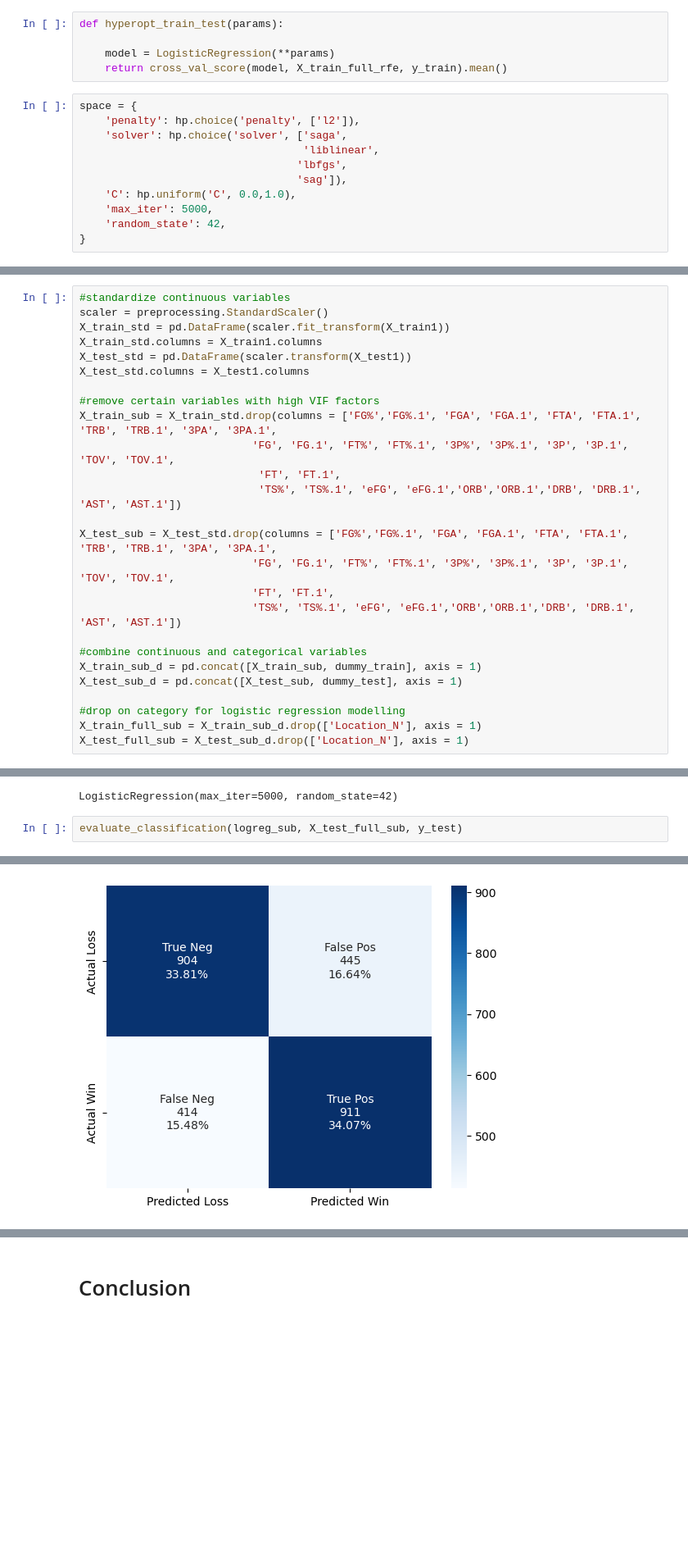
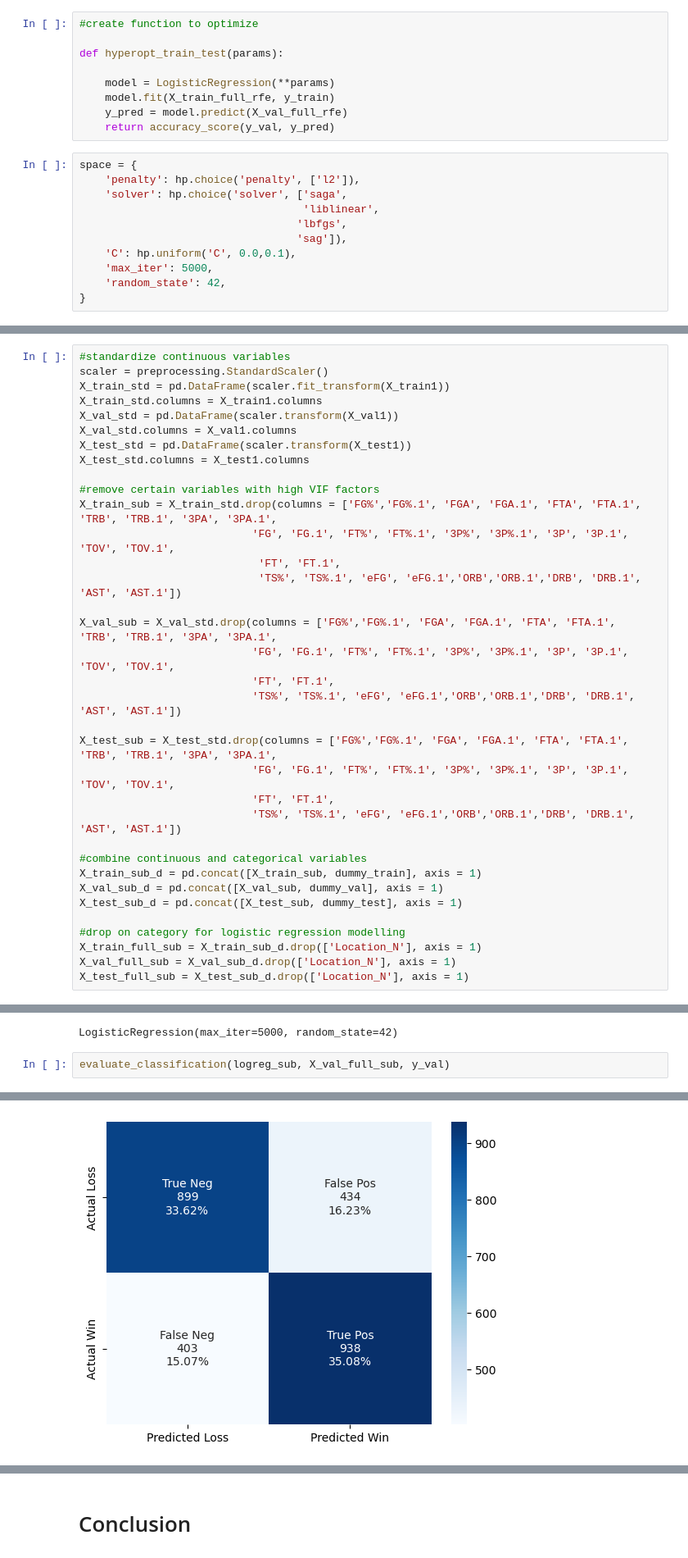
Before and after one commit to piercecappelli/NCAA-Mens-Basketball, a Jupyter notebook: College Basketball Logistic Regression Modeling.ipynb, the cells around one changed output, grey strips where cells are left out. Shown at 82% size. Drawn from its saved outputs; the diff is of its cells as text; blank space fills up the shorter version.

```diff
--- a/College Basketball Logistic Regression Modeling.ipynb
+++ b/College Basketball Logistic Regression Modeling.ipynb
@@ -648,11 +727,15 @@ AUC:  0.7432815362882359     0.7344313747429962     -0.008850161545239654      A
 # %% [markdown]
 ## The optimized logistic regression with the full variable set model performs better
 ## Lets also try optimizing the RFE model
-# %%
-def hyperopt_train_test(params):
-
-    model = LogisticRegression(**params)
-    return cross_val_score(model, X_train_full_rfe, y_train).mean()
+# %%
+#create function to optimize
+
+def hyperopt_train_test(params):
+
+    model = LogisticRegression(**params)
+    model.fit(X_train_full_rfe, y_train)
+    y_pred = model.predict(X_val_full_rfe)
+    return accuracy_score(y_val, y_pred)
 # %%
 space = {
     'penalty': hp.choice('penalty', ['l2']),
@@ -660,7 +743,7 @@ space = {
                                    'liblinear',
                                   'lbfgs',
                                   'sag']),
-    'C': hp.uniform('C', 0.0,1.0),
+    'C': hp.uniform('C', 0.0,0.1),
     'max_iter': 5000,
     'random_state': 42,
 }
@@ -877,6 +956,8 @@ pd.options.display.max_rows = 10
 scaler = preprocessing.StandardScaler()
 X_train_std = pd.DataFrame(scaler.fit_transform(X_train1))
 X_train_std.columns = X_train1.columns
+X_val_std = pd.DataFrame(scaler.transform(X_val1))
+X_val_std.columns = X_val1.columns
 X_test_std = pd.DataFrame(scaler.transform(X_test1))
 X_test_std.columns = X_test1.columns
 
@@ -886,6 +967,11 @@ X_train_sub = X_train_std.drop(columns = ['FG%','FG%.1', 'FGA', 'FGA.1', 'FTA',
                             'FT', 'FT.1',
                             'TS%', 'TS%.1', 'eFG', 'eFG.1','ORB','ORB.1','DRB', 'DRB.1', 'AST', 'AST.1'])
 
+X_val_sub = X_val_std.drop(columns = ['FG%','FG%.1', 'FGA', 'FGA.1', 'FTA', 'FTA.1', 'TRB', 'TRB.1', '3PA', '3PA.1',
+                           'FG', 'FG.1', 'FT%', 'FT%.1', '3P%', '3P%.1', '3P', '3P.1', 'TOV', 'TOV.1',
+                           'FT', 'FT.1',
+                           'TS%', 'TS%.1', 'eFG', 'eFG.1','ORB','ORB.1','DRB', 'DRB.1', 'AST', 'AST.1'])
+
 X_test_sub = X_test_std.drop(columns = ['FG%','FG%.1', 'FGA', 'FGA.1', 'FTA', 'FTA.1', 'TRB', 'TRB.1', '3PA', '3PA.1',
                            'FG', 'FG.1', 'FT%', 'FT%.1', '3P%', '3P%.1', '3P', '3P.1', 'TOV', 'TOV.1',
                            'FT', 'FT.1',
@@ -893,10 +979,12 @@ X_test_sub = X_test_std.drop(columns = ['FG%','FG%.1', 'FGA', 'FGA.1', 'FTA', 'F
 
 #combine continuous and categorical variables
 X_train_sub_d = pd.concat([X_train_sub, dummy_train], axis = 1)
+X_val_sub_d = pd.concat([X_val_sub, dummy_val], axis = 1)
 X_test_sub_d = pd.concat([X_test_sub, dummy_test], axis = 1)
 
 #drop on category for logistic regression modelling
 X_train_full_sub = X_train_sub_d.drop(['Location_N'], axis = 1)
+X_val_full_sub = X_val_sub_d.drop(['Location_N'], axis = 1)
 X_test_full_sub = X_test_sub_d.drop(['Location_N'], axis = 1)
 # %% [markdown]
 ## Reinspect the VIF values
@@ -938,7 +1026,7 @@ logreg_sub.fit(X_train_full_sub, y_train)
 # %% [output]
 LogisticRegression(max_iter=5000, random_state=42)
 # %%
-evaluate_classification(logreg_sub, X_test_full_sub, y_test)
+evaluate_classification(logreg_sub, X_val_full_sub, y_val)
 # %% [output]
 Model Performance
 
@@ -957,3 +1045,3 @@ weighted avg     0.6789    0.6788    0.6787      2674
-[figure, old version]
+[figure, new version]
 # %%
 #comparing the reduced variable model to the optimized full variable model
```
Also changed, not shown: parts of 62 cells of this notebook.
